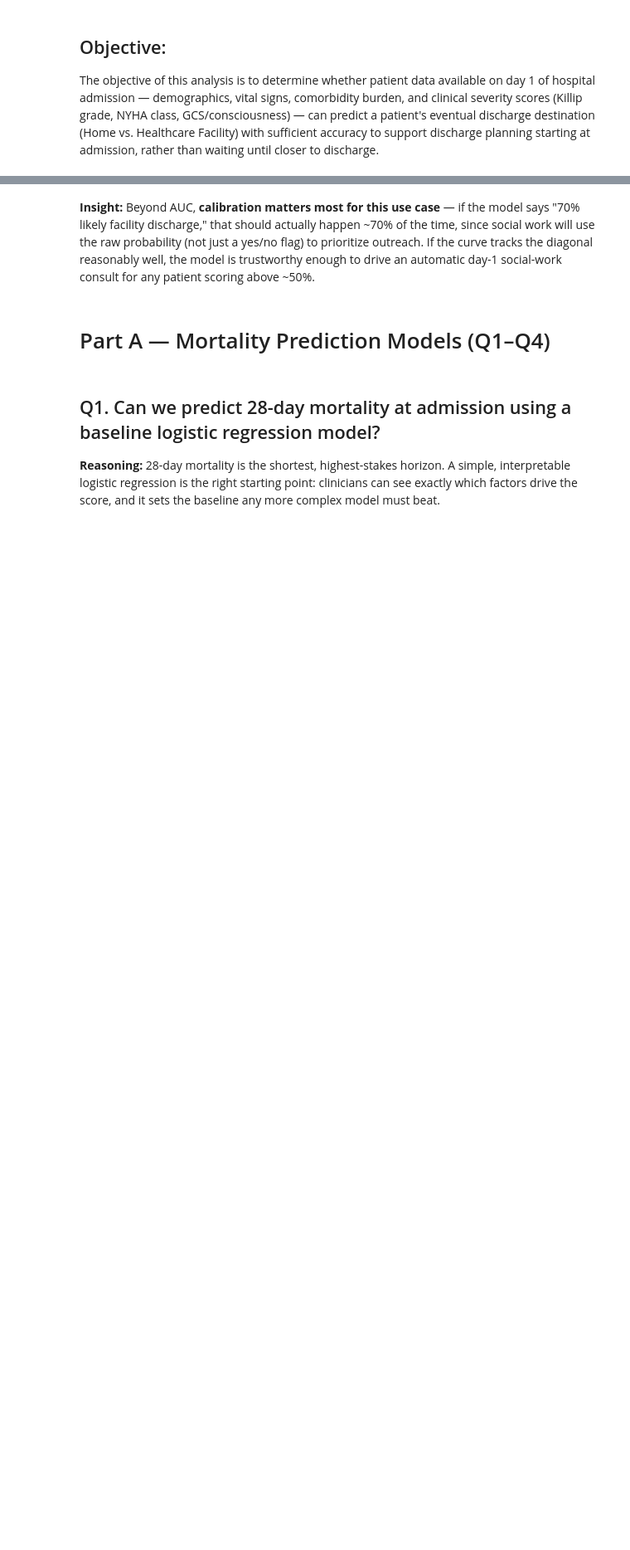
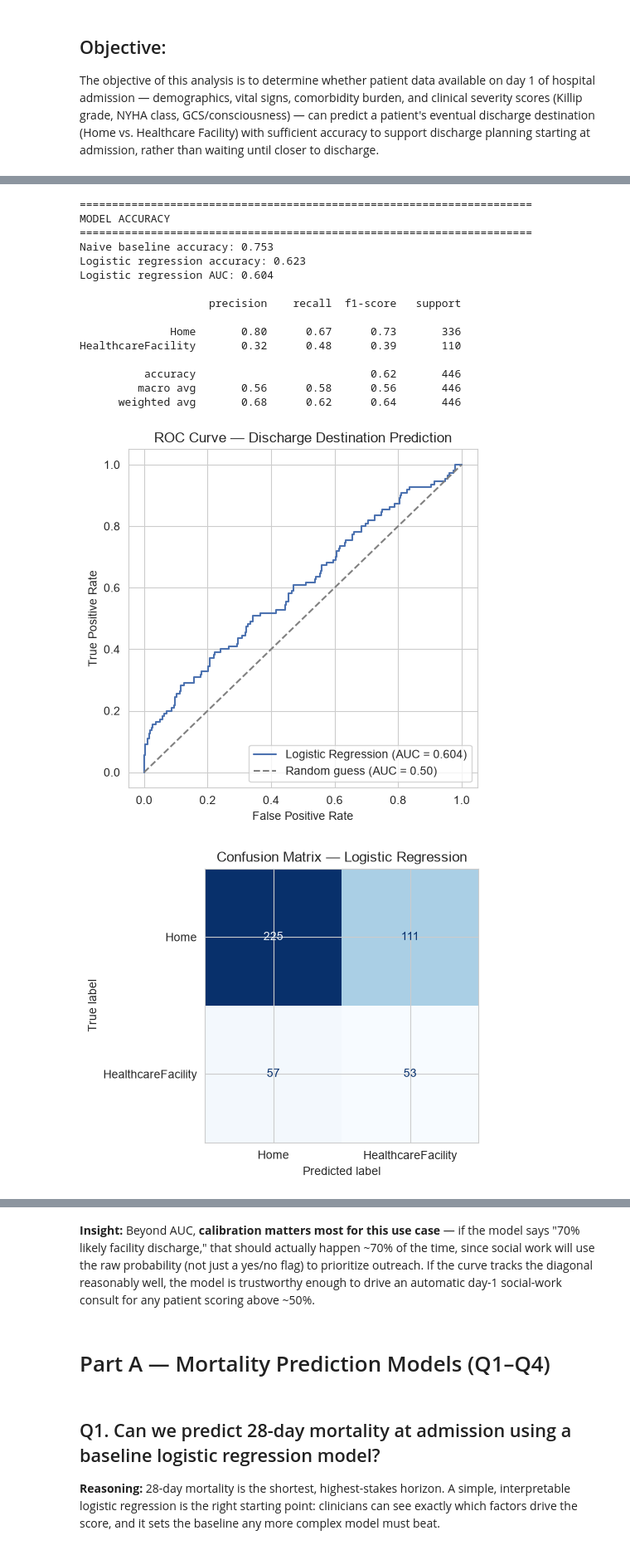
Before and after one commit to mishrasudha1984-png/Team4_The_Zen_OF_Five_PythonHackathon_Sep2026, a Jupyter notebook: Team4_The_Zen_Of_Five_4.Predictive.ipynb, the cells around one changed output, grey strips where cells are left out. Shown: that part at 83% size. Drawn from its saved outputs; the diff is of its cells as text; code cells hidden in the pictures; blank space fills up the shorter version.

```diff
--- a/Team4_The_Zen_Of_Five_4.Predictive.ipynb
+++ b/Team4_The_Zen_Of_Five_4.Predictive.ipynb
@@ -642,0 +838,78 @@ Logistic Regression: AUC = 0.491
+# %%
+X_train, X_test, y_train, y_test = train_test_split(
+    X, y, test_size=0.25, random_state=42, stratify=y
+)
+
+preprocess = ColumnTransformer([
+    ("num", Pipeline([
+        ("impute", SimpleImputer(strategy="median")),
+        ("scale", StandardScaler()),
+    ]), numeric_all),
+    ("cat", Pipeline([
+        ("impute", SimpleImputer(strategy="most_frequent")),
+        ("onehot", OneHotEncoder(handle_unknown="ignore")),
+    ]), categorical_features),
+])
+
+model = Pipeline([
+    ("prep", preprocess),
+    ("clf", LogisticRegression(max_iter=1000, class_weight="balanced")),
+])
+model.fit(X_train, y_train)
+
+proba = model.predict_proba(X_test)[:, 1]
+pred = model.predict(X_test)
+auc = roc_auc_score(y_test, proba)
+
+naive_acc = (y_test == y_train.mode()[0]).mean()
+model_acc = (pred == y_test).mean()
+
+print("\n" + "=" * 70)
+print("MODEL ACCURACY")
+print("=" * 70)
+print(f"Naive baseline accuracy: {naive_acc:.3f}")
+print(f"Logistic regression accuracy: {model_acc:.3f}")
+print(f"Logistic regression AUC: {auc:.3f}")
+print()
+print(classification_report(y_test, pred, target_names=["Home", "HealthcareFacility"]))
+
+# ---- Graph 3: ROC curve ----
+fpr, tpr, _ = roc_curve(y_test, proba)
+fig, ax = plt.subplots(figsize=(5, 5))
+ax.plot(fpr, tpr, color="#4C72B0", label=f"Logistic Regression (AUC = {auc:.3f})")
+ax.plot([0, 1], [0, 1], color="gray", linestyle="--", label="Random guess (AUC = 0.50)")
+ax.set_xlabel("False Positive Rate")
+ax.set_ylabel("True Positive Rate")
+ax.set_title("ROC Curve — Discharge Destination Prediction")
+ax.legend(loc="lower right")
+plt.tight_layout()
+plt.savefig("q12_roc_curve.png", dpi=150)
+plt.show()
+
+# ---- Graph 4: Confusion matrix ----
+cm = confusion_matrix(y_test, pred)
+fig, ax = plt.subplots(figsize=(5, 5))
+disp = ConfusionMatrixDisplay(confusion_matrix=cm, display_labels=["Home", "HealthcareFacility"])
+disp.plot(ax=ax, cmap="Blues", colorbar=False)
+ax.set_title("Confusion Matrix — Logistic Regression")
+plt.tight_layout()
+plt.savefig("q12_confusion_matrix.png", dpi=150)
+plt.show()
+# %% [output]
+======================================================================
+MODEL ACCURACY
+======================================================================
+Naive baseline accuracy: 0.753
+Logistic regression accuracy: 0.623
+Logistic regression AUC: 0.604
+
+                    precision    recall  f1-score   support
+
+              Home       0.80      0.67      0.73       336
+HealthcareFacility       0.32      0.48      0.39       110
+
+          accuracy                           0.62       446
+         macro avg       0.56      0.58      0.56       446
+      weighted avg       0.68      0.62      0.64       446
+[figure, added]
+[figure, added]
```
Also changed, not shown: parts of 28 cells of this notebook.
